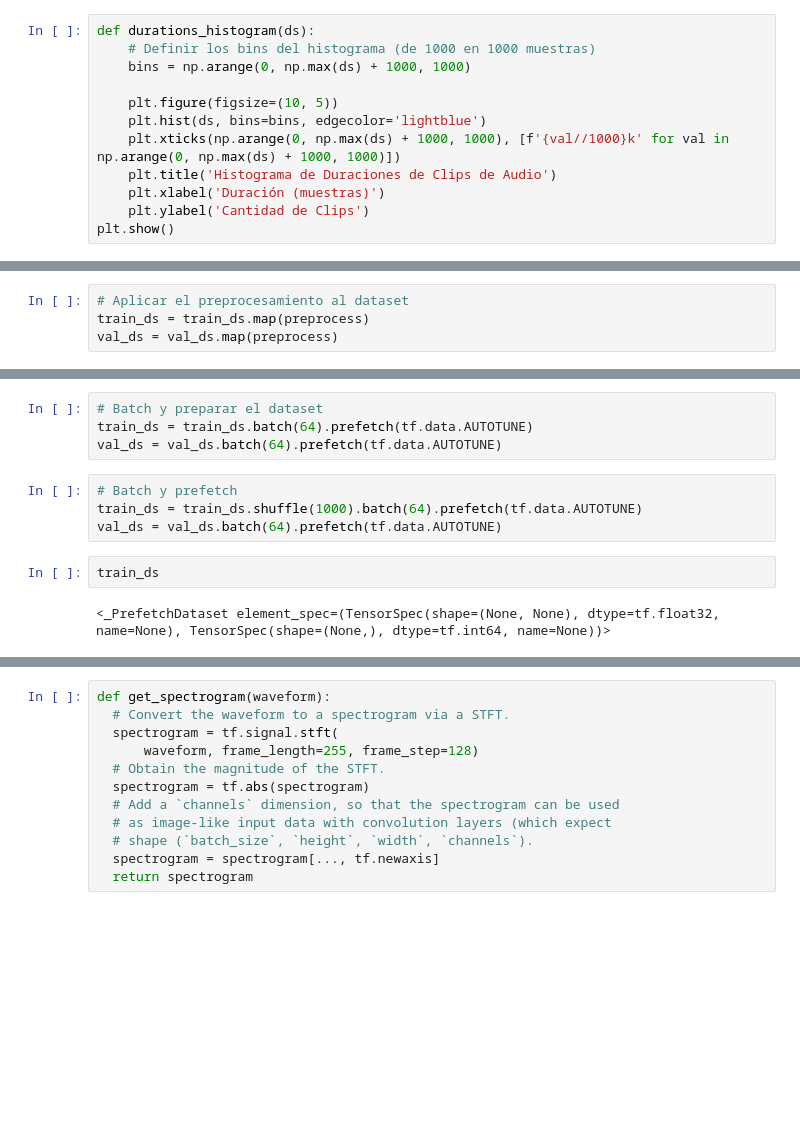
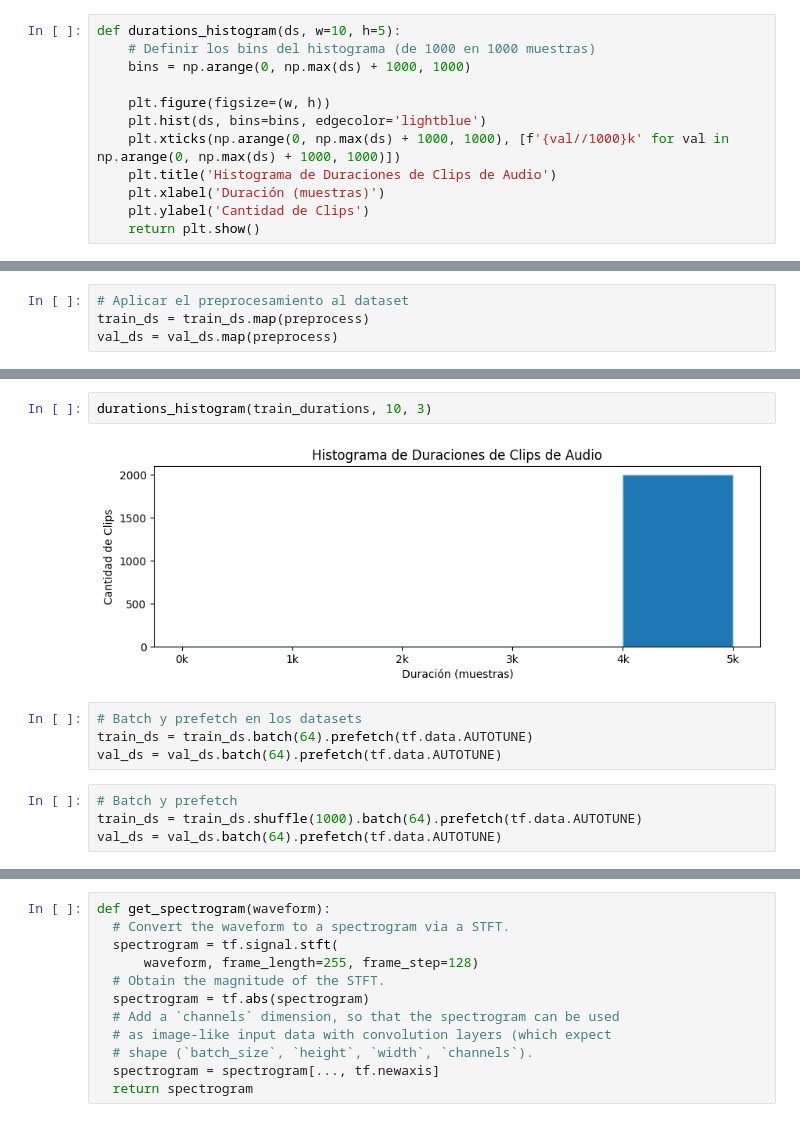
Before and after one commit to MiguelMussi/AAII_TP2, a Jupyter notebook: Problema_1.ipynb, the cells around one changed output, grey strips where cells are left out. Cells and saved outputs as stored; diff of their text form; blank space fills up the shorter version.

```diff
--- a/Problema_1.ipynb
+++ b/Problema_1.ipynb
@@ -142,14 +142,14 @@ durations_boxplot(durations)
 # %% [output]
 [interactive output not drawn]
 # %%
-def durations_histogram(ds):
+def durations_histogram(ds, w=10, h=5):
     # Definir los bins del histograma (de 1000 en 1000 muestras)
     bins = np.arange(0, np.max(ds) + 1000, 1000)
 
-    plt.figure(figsize=(10, 5))
+    plt.figure(figsize=(w, h))
     plt.hist(ds, bins=bins, edgecolor='lightblue')
     plt.xticks(np.arange(0, np.max(ds) + 1000, 1000), [f'{val//1000}k' for val in np.arange(0, np.max(ds) + 1000, 1000)])
     plt.title('Histograma de Duraciones de Clips de Audio')
     plt.xlabel('Duración (muestras)')
     plt.ylabel('Cantidad de Clips')
-plt.show()
+    return plt.show()
@@ -252,15 +217,15 @@ plt.show()
+# %%
+durations_histogram(train_durations, 10, 3)
+# %% [output]
+[figure, added]
 # %%
-# Batch y preparar el dataset
+# Batch y prefetch en los datasets
 train_ds = train_ds.batch(64).prefetch(tf.data.AUTOTUNE)
 val_ds = val_ds.batch(64).prefetch(tf.data.AUTOTUNE)
 # %%
 # Batch y prefetch
 train_ds = train_ds.shuffle(1000).batch(64).prefetch(tf.data.AUTOTUNE)
 val_ds = val_ds.batch(64).prefetch(tf.data.AUTOTUNE)
-# %%
-train_ds
-# %% [output]
-<_PrefetchDataset element_spec=(TensorSpec(shape=(None, None), dtype=tf.float32, name=None), TensorSpec(shape=(None,), dtype=tf.int64, name=None))>
 # %%
 # Iterar sobre un lote de datos en train_data
 for audio, label in train_ds.take(1):
```
Also changed, not shown: parts of 13 cells of this notebook.
